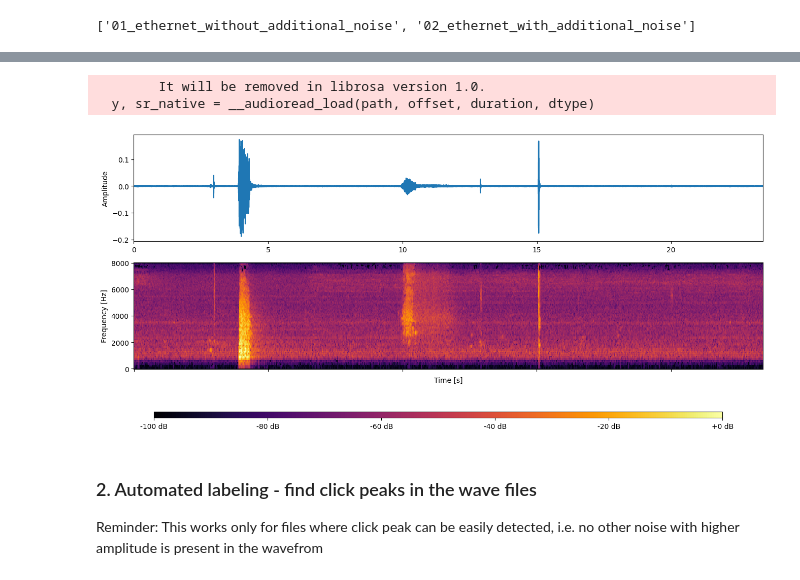
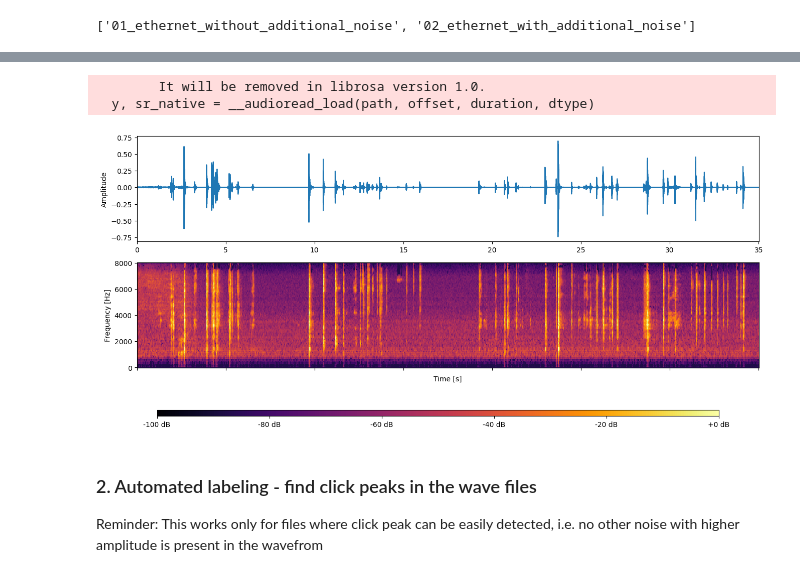
Before and after one commit to matteoseidl/Electrical_Connector_Click-Event_Detection, a Jupyter notebook: 01_Dataset/clickDatasetPreprocAutoLabel.ipynb, the cells around one changed output, grey strips where cells are left out. Cells and saved outputs as stored; diff of their text form; code cells hidden in the pictures.

```diff
--- a/01_Dataset/clickDatasetPreprocAutoLabel.ipynb
+++ b/01_Dataset/clickDatasetPreprocAutoLabel.ipynb
@@ -59,7 +59,7 @@ print(audio_datasets)
 # %%
 # select dataset
 
-dataset_num = 0
+dataset_num = 1
 # %%
 # add audio files from selected dataset to list
 
@@ -162,17 +162,17 @@ def plot_mel_spectrogram(signal, time, S_dB):
     plt.show()
 # %%
 # plot the wave and mel spectrogram of an audio file in teh selected dataset
-file_id_num = 46
+file_id_num = 2
 if file_id_num < len(audio_files_sorted):
     audio_file_path = os.path.join(audio_dataset_dir, audio_files_sorted[file_id_num])
     signal, time, S_dB = mel_spectrogram(audio_file_path, sampling_rate, n_fft, hop_length, n_mels, dB_ref, top_dB_abs)
     plot_mel_spectrogram(signal, time, S_dB)
 else:
     print("File ID out of range")
 # %% [output]
         It will be removed in librosa version 1.0.
   y, sr_native = __audioread_load(path, offset, duration, dtype)
-[figure, old version]
+[figure, new version]
 # %% [markdown]
 ### 2. Automated labeling - find click peaks in the wave files
 Reminder: This works only for files where click peak can be easily detected, i.e. no other noise with higher amplitude is present in the wavefrom
```
Also changed, not shown: parts of 3 cells of this notebook, 3 other files.
